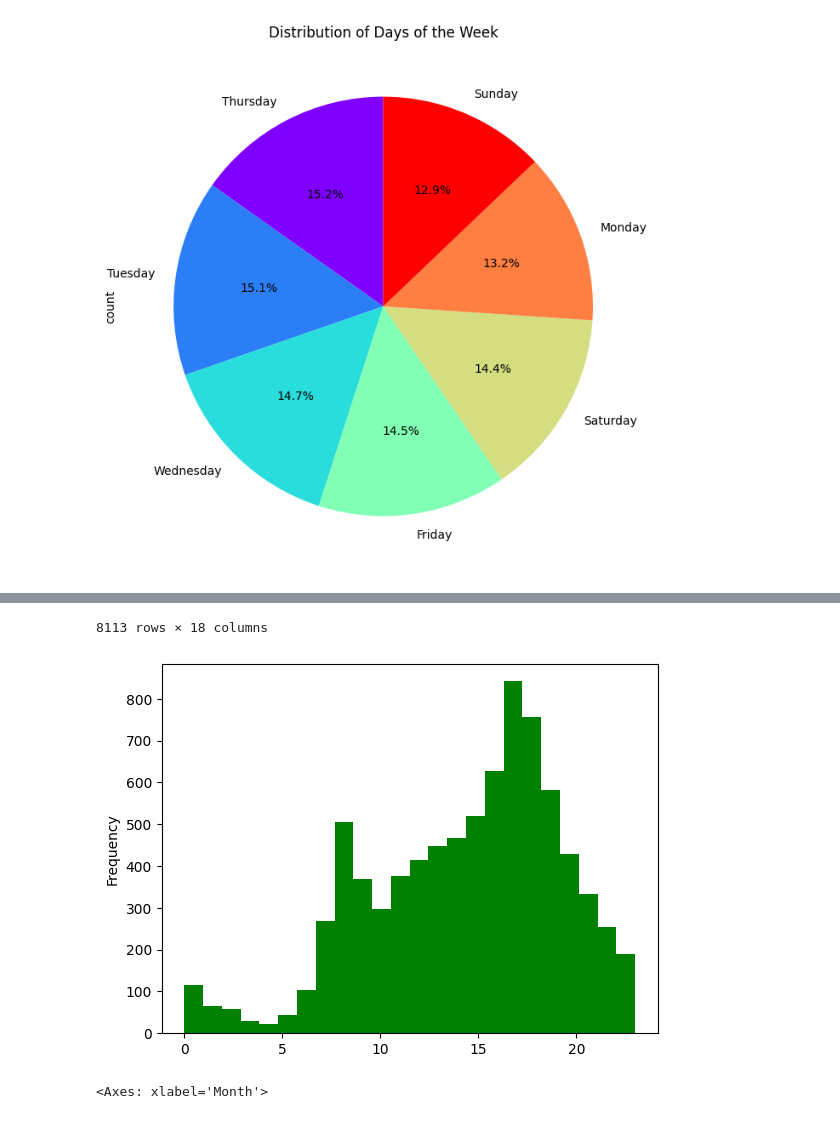
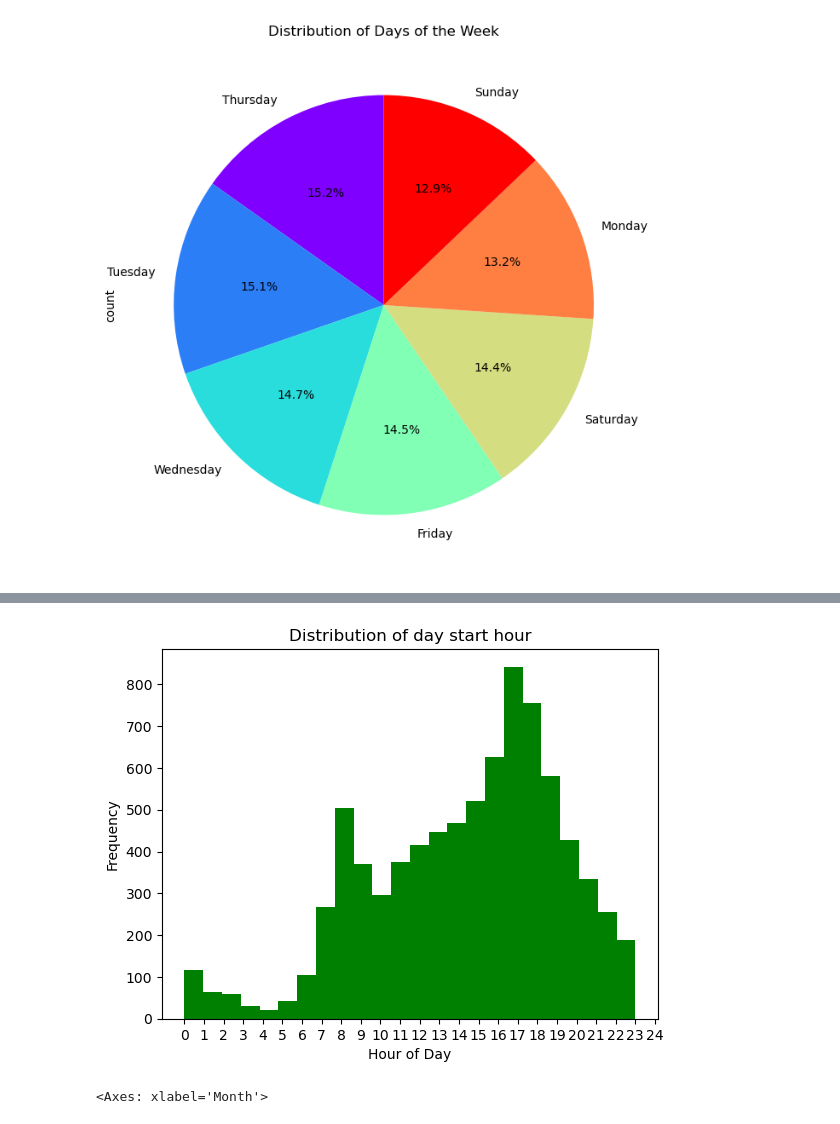
Before and after one commit to ConstCorrectness/toronto-bikeshare-2024, a Jupyter notebook: main.ipynb, the cells around one changed output, grey strips where cells are left out. Drawn from its saved outputs; the diff is of its cells as text; code cells hidden in the pictures.

```diff
--- a/main.ipynb
+++ b/main.ipynb
@@ -290,21 +290,3 @@ sample_df.head()
 
 #Test to see if Trip ID column had 0 filled in on the nan rows
 sample_df.to_csv("datasets/test.csv", index = False)
-# %%
-
-
-
-"""
-sample_df['Trip id'] = sample_df['Trip id'].fillna(0)
-sample_df['Trip id'] = sample_df['Trip id'].map(lambda x: int(x))
-
-
-
-
-
-
-print("✅ DateTime column successfully split into Date and Time columns!")
-
-sample_df.to_csv("datasets/final_sample.csv", index=False)
-print("Generated cleaned sample file")
-"""
@@ -337,7 +317,7 @@ new_order = ['Trip id', 'Start Date', 'Time Start', 'End Date', 'Time End', 'Tri
 
 sample_df = sample_df[new_order]
 
-sample_df.rename(columns={'Trip  Duration': 'Trip Duration (minutes)', 'Start Date': 'Start Date (YYYY-MM-DD)', 'End Date': 'End Date (YYYY-MM-DD)'}, inplace = True)
+sample_df.rename(columns={'Trip  Duration': 'Trip Duration (seconds)', 'Start Date': 'Start Date (YYYY-MM-DD)', 'End Date': 'End Date (YYYY-MM-DD)'}, inplace = True)
 
 
 sample_df.head()
@@ -567,21 +570,19 @@ import datetime
 # %%
 
 
-sample_df['day_start'] = sample_df['Time Start'].apply(lambda x: pd.Timedelta(f'{x.hour}:{x.minute}:{x.second}'))
-
-
-sample_df['day_start_hour'] = sample_df['day_start'].dt.components.hours
-sample_df['day_start_minute'] = sample_df['day_start'].dt.components.minutes
-sample_df['day_start_seconds'] = sample_df['day_start'].dt.components.seconds
 
 # TODO: Make this nicer!
 # showing most busy bike use hours.
 sample_df['day_start_hour'].plot(kind='hist', bins=24, color='g')
+plt.xlabel('Hour of Day') #X-axis label
+plt.ylabel('Frequency')
+plt.xticks(range(0, 25, 1))
+plt.title('Distribution of day start hour')
+
+plt.show()
 
 # November, Dec, Jan = Winter
 # Feb, March, Apr = Spring
 # May, Jun, Jul = Summer
 # Aug, Sept Oct = Fall
-
-sample_df
 # %% [output]
@@ -600,5 +589,4 @@ sample_df
-8113 rows × 18 columns
-[figure, old version]
+[figure, new version]
 # %%
 sample_df.groupby('Month')['day_start_hour'].sum().plot(kind='bar')
 # %% [output]
```
Also changed, not shown: parts of 11 cells of this notebook, 2 other files.
